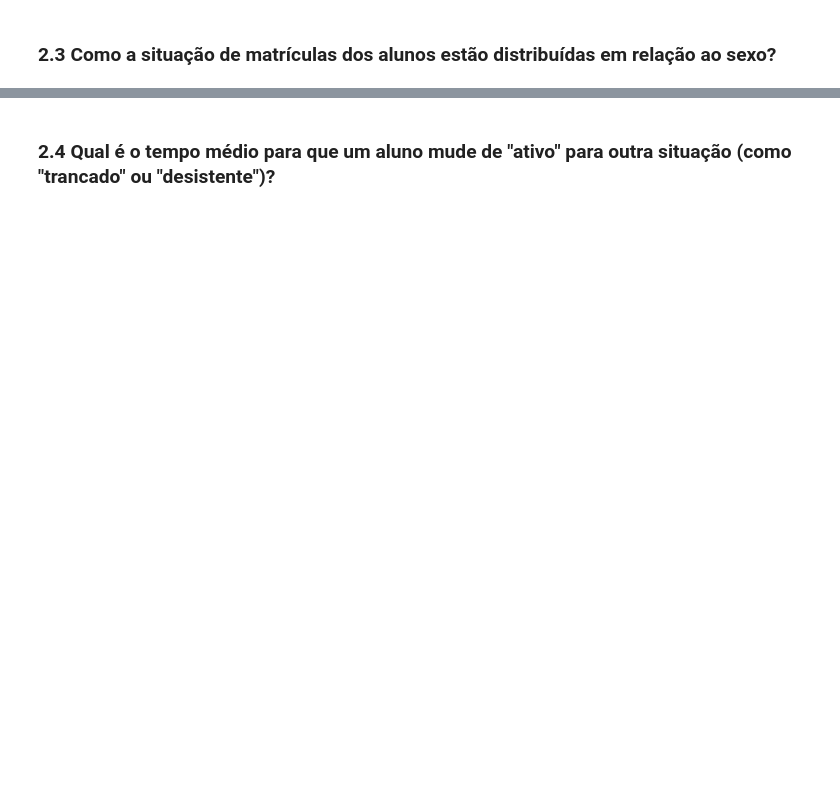
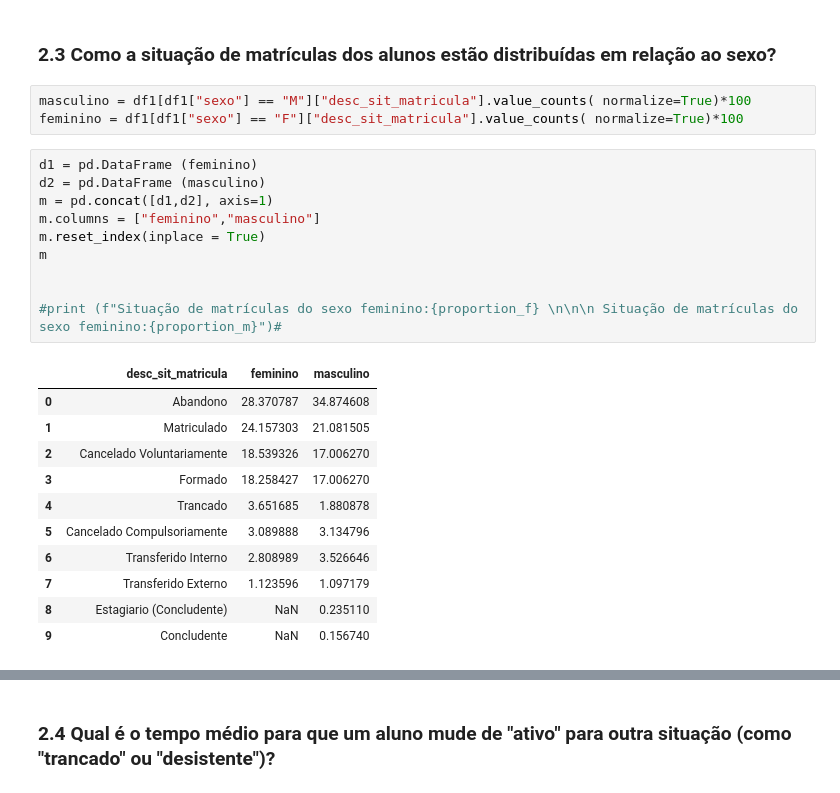
Before and after one commit to CarlosEduardo-araujo/Analise_Tcc, a Jupyter notebook: Notebooks/main_ifce.ipynb, the cells around one changed output, grey strips where cells are left out. Saved outputs shown, nothing was run; the diff lists cells and outputs as text; blank space fills up the shorter version.

```diff
--- a/Notebooks/main_ifce.ipynb
+++ b/Notebooks/main_ifce.ipynb
@@ -158,3 +165,28 @@ Filantrópica          0.822481
 Name: proportion, dtype: float64
 # %% [markdown]
 ### 2.3 Como a situação de matrículas dos alunos estão distribuídas em relação ao sexo?
+# %%
+masculino = df1[df1["sexo"] == "M"]["desc_sit_matricula"].value_counts( normalize=True)*100
+feminino = df1[df1["sexo"] == "F"]["desc_sit_matricula"].value_counts( normalize=True)*100
+# %%
+d1 = pd.DataFrame (feminino)
+d2 = pd.DataFrame (masculino)
+m = pd.concat([d1,d2], axis=1)
+m.columns = ["feminino","masculino"]
+m.reset_index(inplace = True)
+m
+
+
+#print (f"Situação de matrículas do sexo feminino:{proportion_f} \n\n\n Situação de matrículas do sexo feminino:{proportion_m}")#
+# %% [output]
+|  | desc_sit_matricula | feminino | masculino |
+| 0 | Abandono | 28.370787 | 34.874608 |
+| 1 | Matriculado | 24.157303 | 21.081505 |
+| 2 | Cancelado Voluntariamente | 18.539326 | 17.006270 |
+| 3 | Formado | 18.258427 | 17.006270 |
+| 4 | Trancado | 3.651685 | 1.880878 |
+| 5 | Cancelado Compulsoriamente | 3.089888 | 3.134796 |
+| 6 | Transferido Interno | 2.808989 | 3.526646 |
+| 7 | Transferido Externo | 1.123596 | 1.097179 |
+| 8 | Estagiario (Concludente) | NaN | 0.235110 |
+| 9 | Concludente | NaN | 0.156740 |
```
Also changed, not shown: parts of 11 cells of this notebook.
